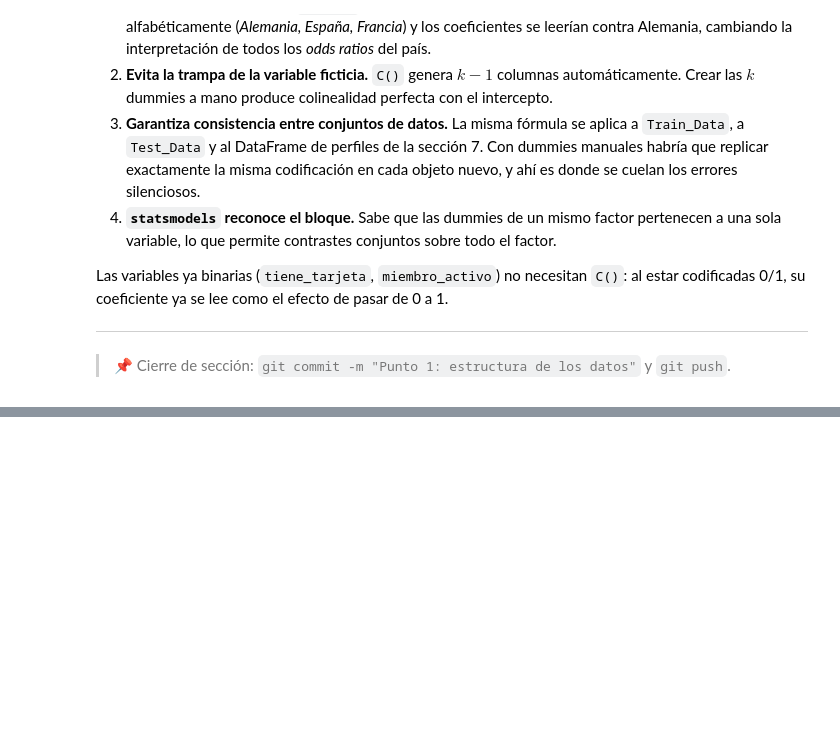
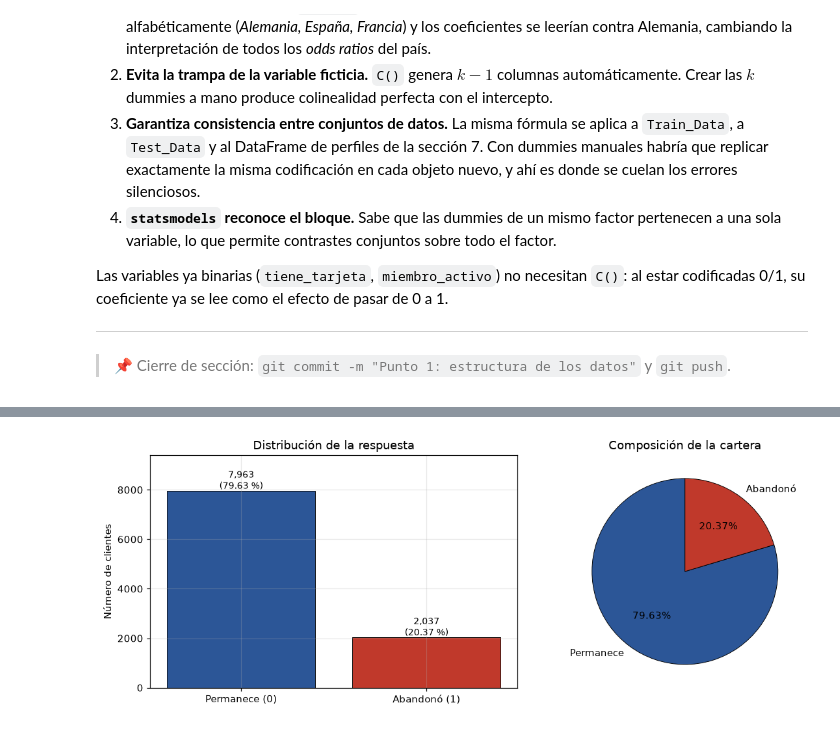
Before and after one commit to PapiNickie/taller-abandono-producto-20262, a Jupyter notebook: Taller_Abandono_Producto_Financiero.ipynb, the cells around one changed output, grey strips where cells are left out. Saved outputs shown, nothing was run; the diff lists cells and outputs as text; code cells hidden in the pictures; blank space fills up the shorter version.

```diff
--- a/Taller_Abandono_Producto_Financiero.ipynb
+++ b/Taller_Abandono_Producto_Financiero.ipynb
@@ -300,0 +308,15 @@ codificadas 0/1, su coeficiente ya se lee como el efecto de pasar de 0 a 1.
+# %%
+conteo = datos["abandono"].value_counts().sort_index()
+propor = datos["abandono"].value_counts(normalize=True).sort_index()
+
+tabla_y = pd.DataFrame({
+    "Etiqueta": ["Permanece (0)", "Abandonó (1)"],
+    "Frecuencia": conteo.values,
+    "Proporción": propor.values,
+    "Porcentaje": (propor.values * 100).round(2)})
+display(tabla_y)
+
+TASA = datos["abandono"].mean()
+print(f"Tasa de abandono de la cartera : {TASA:.4f}  ({TASA*100:.2f} %)")
+print(f"Tasa de permanencia            : {1-TASA:.4f}  ({(1-TASA)*100:.2f} %)")
+print(f"Razón de desbalance            : {conteo[0]/conteo[1]:.2f} a 1")
@@ -300,0 +330,21 @@ codificadas 0/1, su coeficiente ya se lee como el efecto de pasar de 0 a 1.
+# %%
+fig, axes = plt.subplots(1, 2, figsize=(11, 4))
+
+axes[0].bar(["Permanece (0)", "Abandonó (1)"], conteo.values,
+            color=[COL_PERM, COL_ABAN], edgecolor="black", linewidth=0.6)
+for i, v in enumerate(conteo.values):
+    axes[0].text(i, v + 80, f"{v:,}\n({v/len(datos)*100:.2f} %)",
+                 ha="center", fontsize=9)
+axes[0].set_ylabel("Número de clientes")
+axes[0].set_title("Distribución de la respuesta")
+axes[0].set_ylim(0, conteo.max() * 1.18)
+
+axes[1].pie(conteo.values, labels=["Permanece", "Abandonó"],
+            colors=[COL_PERM, COL_ABAN], autopct="%1.2f%%",
+            startangle=90, wedgeprops={"edgecolor": "black", "linewidth": 0.6})
+axes[1].set_title("Composición de la cartera")
+
+plt.tight_layout()
+plt.show()
+# %% [output]
+[figure, added]
```
Also changed, not shown: parts of 6 cells of this notebook.
